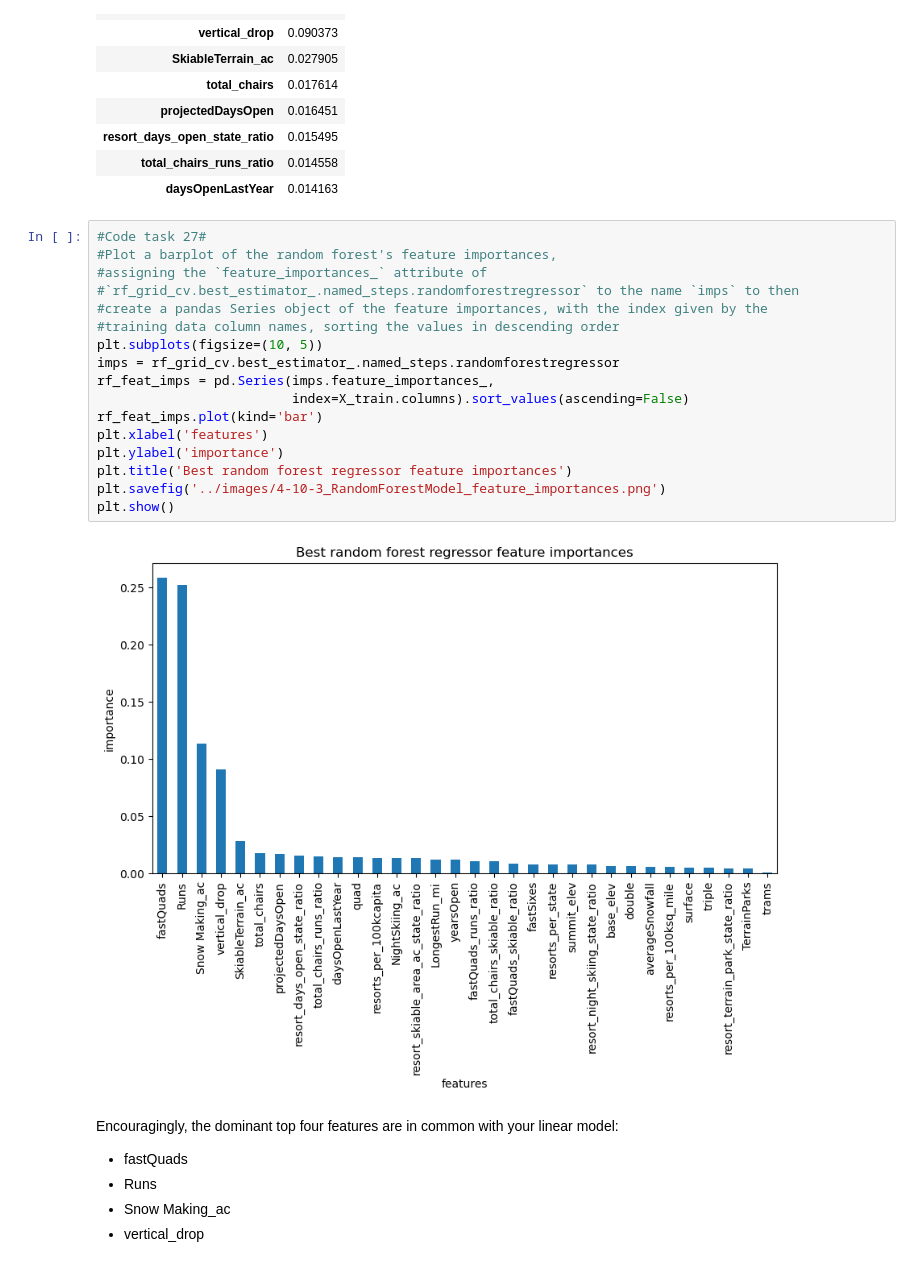
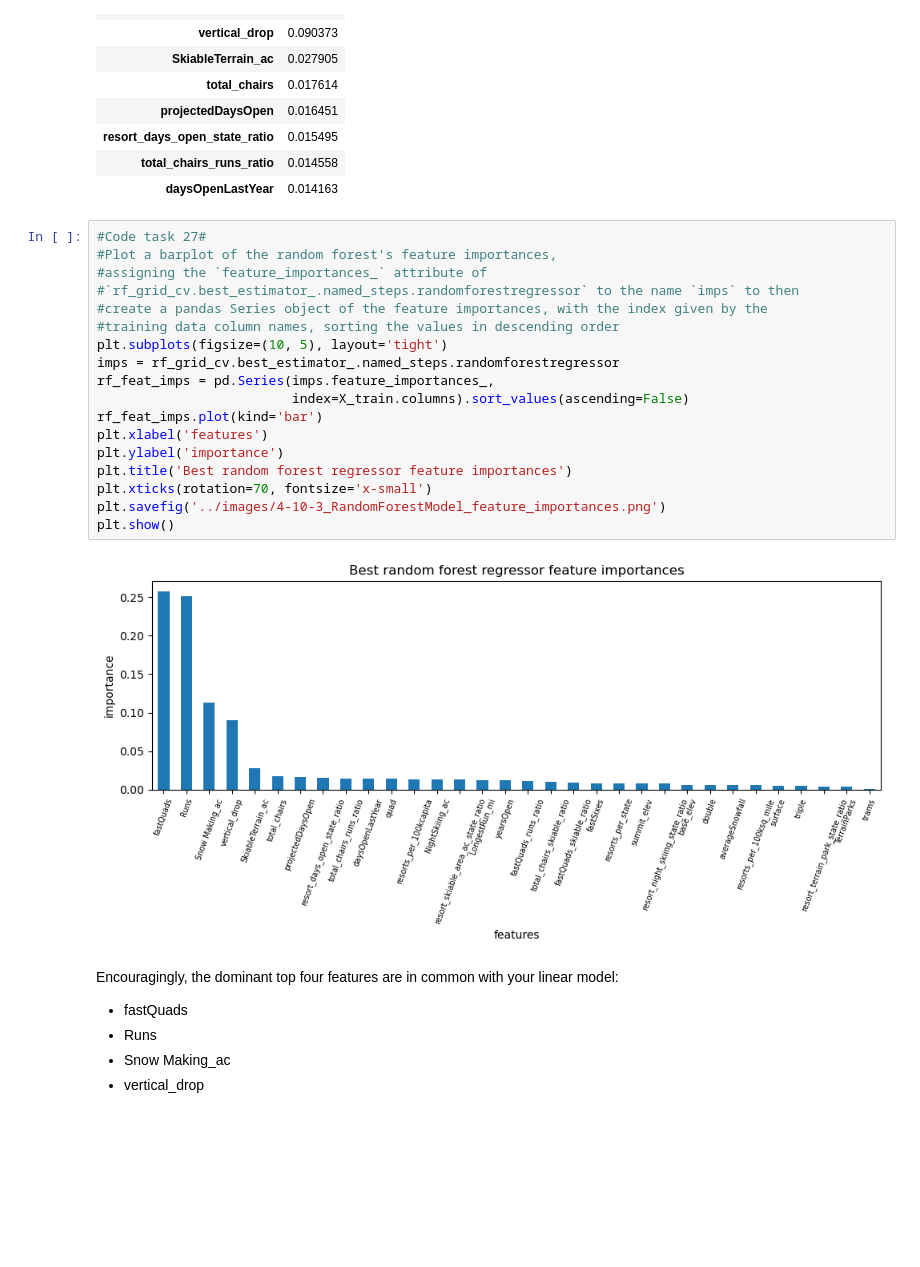
Before and after one commit to NBPub/DataScienceGuidedCapstone, a Jupyter notebook: Notebooks/04_preprocessing_and_training.ipynb, the cells around one changed output. Saved outputs shown, nothing was run; the diff lists cells and outputs as text; blank space fills up the shorter version.

```diff
--- a/Notebooks/04_preprocessing_and_training.ipynb
+++ b/Notebooks/04_preprocessing_and_training.ipynb
@@ -1187,22 +1188,23 @@ pd.DataFrame(rf_grid_cv.best_estimator_.named_steps.randomforestregressor.featur
 # %%
 #Code task 27#
 #Plot a barplot of the random forest's feature importances,
 #assigning the `feature_importances_` attribute of
 #`rf_grid_cv.best_estimator_.named_steps.randomforestregressor` to the name `imps` to then
 #create a pandas Series object of the feature importances, with the index given by the
 #training data column names, sorting the values in descending order
-plt.subplots(figsize=(10, 5))
+plt.subplots(figsize=(10, 5), layout='tight')
 imps = rf_grid_cv.best_estimator_.named_steps.randomforestregressor
 rf_feat_imps = pd.Series(imps.feature_importances_,
                          index=X_train.columns).sort_values(ascending=False)
 rf_feat_imps.plot(kind='bar')
 plt.xlabel('features')
 plt.ylabel('importance')
 plt.title('Best random forest regressor feature importances')
+plt.xticks(rotation=70, fontsize='x-small')
 plt.savefig('../images/4-10-3_RandomForestModel_feature_importances.png')
 plt.show()
 # %% [output]
-[figure, old version]
+[figure, new version]
 # %% [markdown]
 Encouragingly, the dominant top four features are in common with your linear model:
 * fastQuads
```
Also changed, not shown: parts of 4 cells of this notebook, 3 other files.
